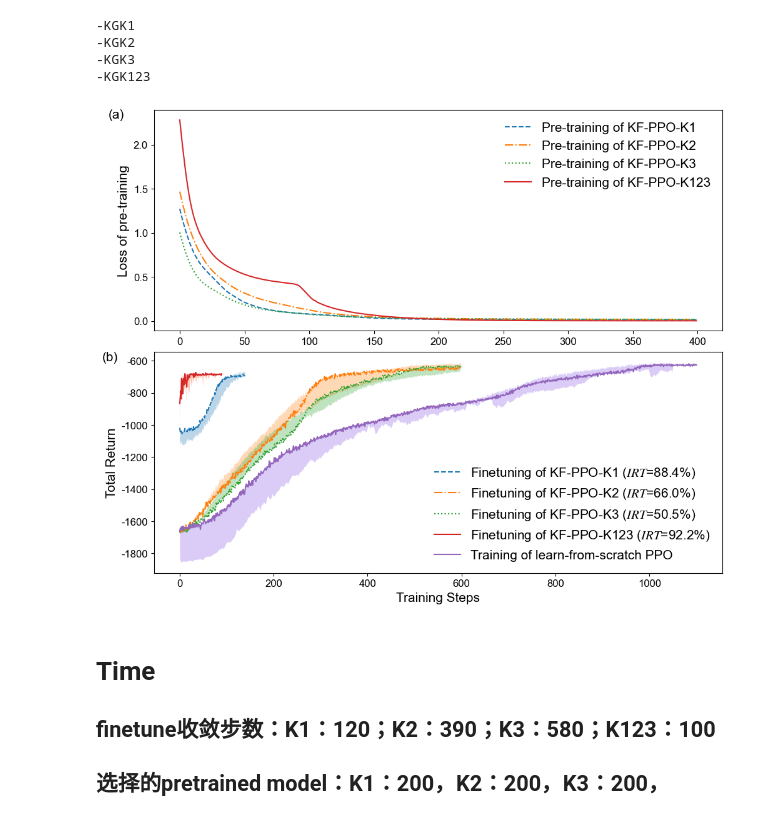
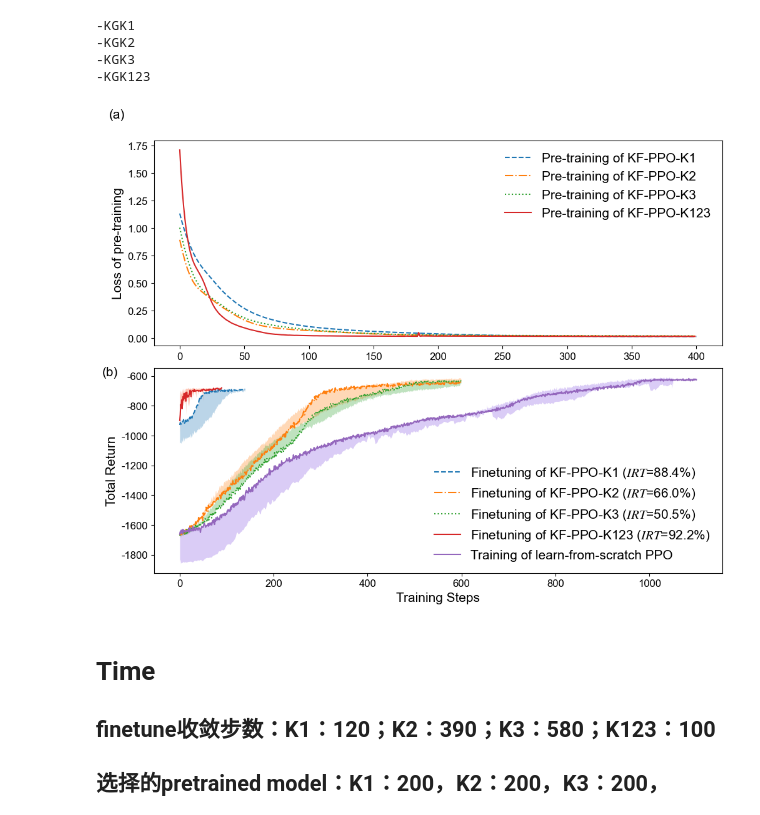
Before and after one commit to DantEzio/Knowledge-Guided_UDS_DRL, a Jupyter notebook: v4-Chaohu - v1.2 - lite/results_4_1_train_fig multi.ipynb, the cells around one changed output. Saved outputs shown, nothing was run; the diff lists cells and outputs as text; code cells hidden in the pictures.

Commit message:
results

```diff
--- a/v4-Chaohu - v1.2 - lite/results_4_1_train_fig multi.ipynb
+++ b/v4-Chaohu - v1.2 - lite/results_4_1_train_fig multi.ipynb
@@ -25,9 +25,9 @@ train_rewards['PPO-1']=np.load('./step3-LFS - multitrain/Results_PPO_reward3/Res
 train_rewards['PPO-2']=np.load('./step3-LFS - multitrain/Results_PPO_reward3/Results/3_Train.npy',allow_pickle=True).tolist()['Episode_reward']
 train_rewards['PPO-3']=np.load('./step3-LFS - multitrain/Results_PPO_reward3/Results/4_Train.npy',allow_pickle=True).tolist()['Episode_reward']
 
-train_rewards['PPO-KGK1-1']=np.load('./step2-finetuneK1 - multitrain/Results_PPO_reward3/Results/1_Train150.npy',allow_pickle=True).tolist()['Episode_reward']
-train_rewards['PPO-KGK1-2']=np.load('./step2-finetuneK1 - multitrain/Results_PPO_reward3/Results/2_Train150.npy',allow_pickle=True).tolist()['Episode_reward']
-train_rewards['PPO-KGK1-3']=np.load('./step2-finetuneK1 - multitrain/Results_PPO_reward3/Results/3_Train150.npy',allow_pickle=True).tolist()['Episode_reward']
+train_rewards['PPO-KGK1-1']=np.load('./step2-finetuneK1 - multitrain/Results_PPO_reward3/Results/1_Train200.npy',allow_pickle=True).tolist()['Episode_reward'][10:]
+train_rewards['PPO-KGK1-2']=np.load('./step2-finetuneK1 - multitrain/Results_PPO_reward3/Results/2_Train200.npy',allow_pickle=True).tolist()['Episode_reward']
+train_rewards['PPO-KGK1-3']=np.load('./step2-finetuneK1 - multitrain/Results_PPO_reward3/Results/3_Train200.npy',allow_pickle=True).tolist()['Episode_reward']
 train_rewards['PPO-KGK1']=np.load('./step2-finetuneK1/Results_PPO_reward3/Results/Train200.npy',allow_pickle=True).tolist()['Episode_reward']
 
 train_rewards['PPO-KGK2-1']=np.load('./step2-finetuneK2 - multitrain/Results_PPO_reward3/Results/1_Train200.npy',allow_pickle=True).tolist()['Episode_reward']
@@ -110,7 +110,7 @@ ccf = {'BC':'#7f7f7f',
        }
 
 ax4 = fig.add_subplot(gs[0])
-ax4.plot(np.array(train_rewards['PPO-preK1']['Loss'][:400])/50,linestyle='--',label='Pre-training of KF-PPO-K1')
+ax4.plot(np.array(train_rewards['PPO-preK1']['Loss'][10:411])/50,linestyle='--',label='Pre-training of KF-PPO-K1')
 #y1, y2 = train_rewards['PPO-preK1-min'], train_rewards['PPO-preK1-max']
 #X = [x for x in range(len(train_rewards['PPO-preK1-min']))]
 #ax4.fill_between(X,y1, y2, color=ccf['K1'], alpha=0.3)
@@ -125,7 +125,7 @@ ax4.plot(np.array(train_rewards['PPO-preK3']['Loss'][:400])/50,linestyle=':',lab
 #X = [x for x in range(len(train_rewards['PPO-preK1-min']))]
 #ax4.fill_between(X, y1, y2, color=ccf['K3'], alpha=0.3)
 
-ax4.plot(np.array(train_rewards['PPO-preK123']['Loss'][::3][:400])/150,label='Pre-training of KF-PPO-K123') #3组数据，每组迭代5次training，所以每隔15次选一个数；与其他pretrain保持一致，每3组选一个
+ax4.plot(np.array(train_rewards['PPO-preK123']['Loss'][::3][:400])/50,label='Pre-training of KF-PPO-K123') #3组数据，每组迭代5次training，所以每隔15次选一个数；与其他pretrain保持一致，每3组选一个
 #y1, y2 = train_rewards['PPO-preK123-min'], train_rewards['PPO-preK123-max']
 #X = [x for x in range(len(train_rewards['PPO-preK123-min']))]
 #ax4.fill_between(X, y1, y2, color=ccf['K123'], alpha=0.3)
@@ -133,7 +133,7 @@ ax4.plot(np.array(train_rewards['PPO-preK123']['Loss'][::3][:400])/150,label='Pr
 #ax4.plot(train_rewards['PPO-preK4']['Loss'][:300],label='Pre-training of KF-PPO-K4')
 ax4.legend(fontsize=15,frameon=False)
 ax4.set_ylabel('Loss of pre-training',fontsize=15)
-plt.text(x=-55,y=2.3, s='(a)',fontsize=15)
+plt.text(x=-55,y=2.0, s='(a)',fontsize=15)
 
 ##################################################################################################
 
@@ -144,34 +144,34 @@ X = [x for x in range(len(train_rewards['PPO-KGK1-min'][:140]))]
 ax2.fill_between(X,y1, y2, color=ccf['K1'], alpha=0.3, linewidth=0)
 
 ax2.plot(train_rewards['PPO-KGK2'][:600],linestyle='-.',label='Finetuning of KF-PPO-K2 ('+r'${IRT}$'+'=66.0%)')
 y1, y2 = train_rewards['PPO-KGK2-min'][:600], train_rewards['PPO-KGK2-max'][:600]
 X = [x for x in range(len(train_rewards['PPO-KGK2-min'][:600]))]
 ax2.fill_between(X,y1, y2, color=ccf['K2'], alpha=0.3, linewidth=0)
 
 ax2.plot(train_rewards['PPO-KGK3'][:600],linestyle=':',label='Finetuning of KF-PPO-K3 ('+r'${IRT}$'+'=50.5%)')
 y1, y2 = train_rewards['PPO-KGK3-min'][:600], train_rewards['PPO-KGK3-max'][:600]
 X = [x for x in range(len(train_rewards['PPO-KGK3-min'][:600]))]
 ax2.fill_between(X,y1, y2, color=ccf['K3'], alpha=0.3, linewidth=0)
 
 ax2.plot(train_rewards['PPO-KGK123'][:100],label='Finetuning of KF-PPO-K123 ('+r'${IRT}$'+'=92.2%)')
 y1, y2 = train_rewards['PPO-KGK123-min'][:], train_rewards['PPO-KGK123-max'][:]
 X = [x for x in range(len(train_rewards['PPO-KGK123-min'][:]))]
 ax2.fill_between(X,y1, y2, color=ccf['K123'], alpha=0.3, linewidth=0)
 
 ax2.plot(train_rewards['PPO'][:],label='Training of learn-from-scratch PPO')
 y1, y2 = train_rewards['PPO-min'][:], train_rewards['PPO-max'][:]
 X = [x for x in range(len(train_rewards['PPO-min'][:]))]
 ax2.fill_between(X,y1, y2, color=ccf['PPO'], alpha=0.3, linewidth=0)
 
 ax2.legend(fontsize=15,frameon=False)
 ax2.set_ylabel('Total Return',fontsize=15)
 ax2.set_xlabel('Training Steps',fontsize=15)
 #ax2.set_xlabel('Training Epoch',fontsize=20)s
 plt.text(x=-165,y=-600, s='(b)',fontsize=15)
 
 plt.savefig('./PPO_train.png',dpi=200,bbox_inches='tight')
 # %% [output]
-[figure, old version]
+[figure, new version]
 # %% [markdown]
 # Time
 ## finetune收敛步数：K1：120；K2：390；K3：580；K123：100
```
Also changed, not shown: parts of 2 cells of this notebook, 11 other files.
